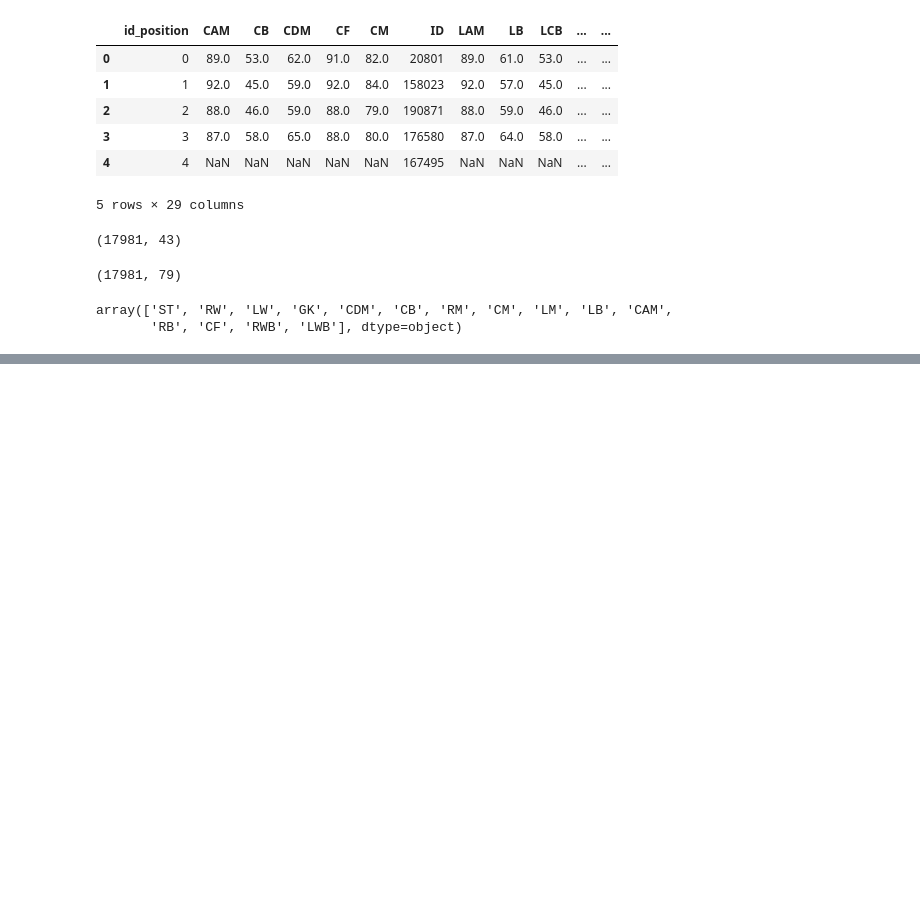
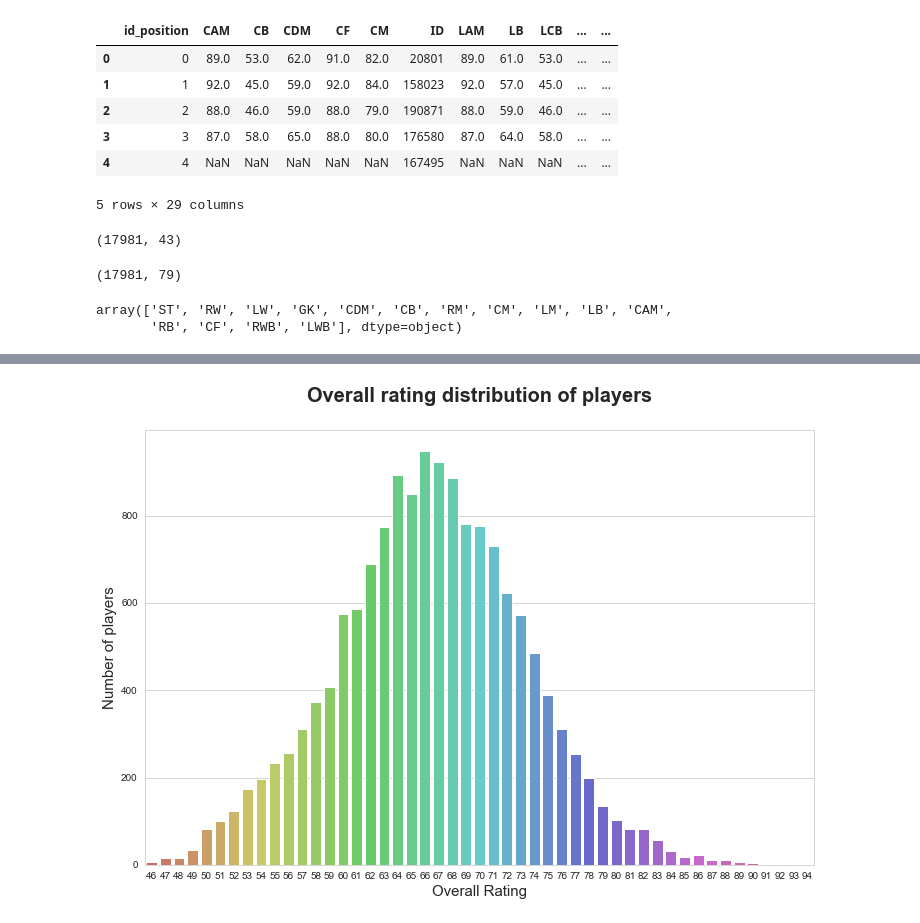
Before and after one commit to sthalder/fifa-player-wage-analysis, a Jupyter notebook: Fifa Wage Prediction Analysis.ipynb, the cells around one changed output, grey strips where cells are left out. Saved outputs shown, nothing was run; the diff lists cells and outputs as text; code cells hidden in the pictures; blank space fills up the shorter version.

```diff
--- a/Fifa Wage Prediction Analysis.ipynb
+++ b/Fifa Wage Prediction Analysis.ipynb
@@ -132,0 +174,11 @@ fifa_at = fifa_ppa.loc[fifa_ppa['Playing Position'] == 'AT']
+# %%
+# Distribution of Overall Rating
+plt.figure(figsize = (12,8))
+sns.set_style('whitegrid')
+plt.title('Overall rating distribution of players', fontsize = 20, fontweight = 'bold', y = 1.05,)
+sns.countplot(x = 'Overall', data = fifa18, palette = 'hls');
+plt.xlabel('Overall Rating', fontsize = 15)
+plt.ylabel('Number of players', fontsize = 15)
+plt.show();
+# %% [output]
+[figure, added]
```
Also changed, not shown: parts of 10 cells of this notebook.
